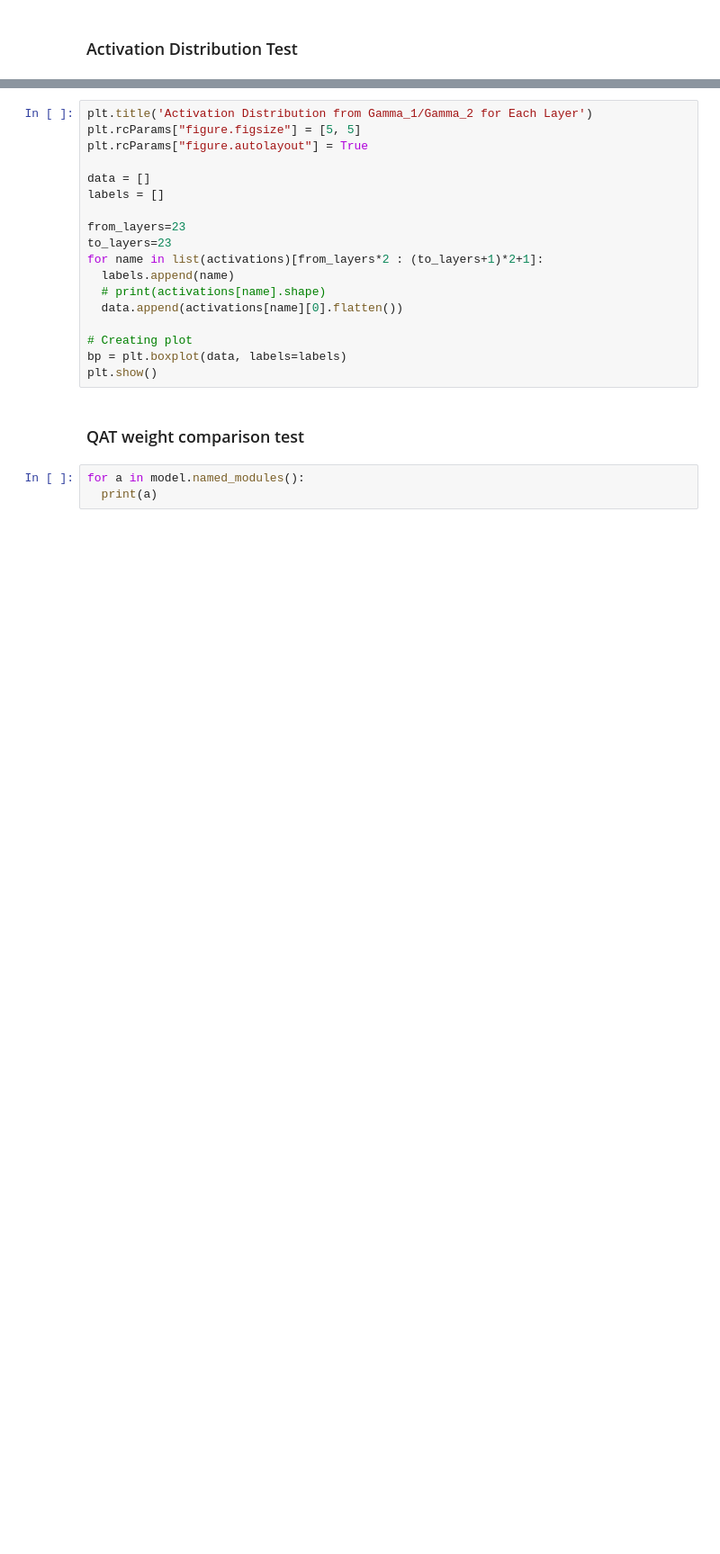
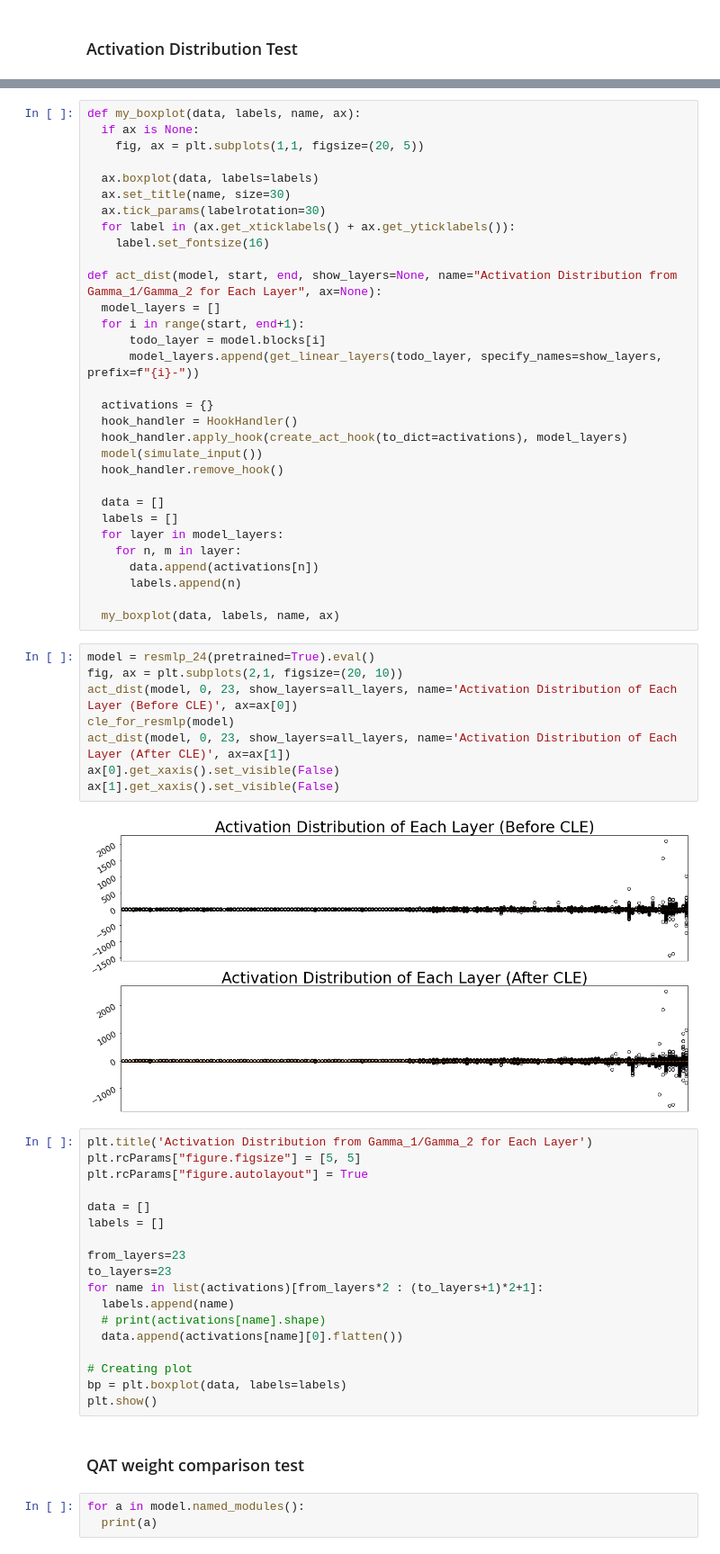
Before and after one commit to scott306lr/ResMLP_QAT, a Jupyter notebook: HAWQ/model.compare.ipynb, the cells around one changed output, grey strips where cells are left out. Shown at 90% size. Drawn from its saved outputs; the diff is of its cells as text; blank space fills up the shorter version.

```diff
--- a/HAWQ/model.compare.ipynb
+++ b/HAWQ/model.compare.ipynb
@@ -349,3 +401,44 @@ output = qmodel(x)
+# %%
+def my_boxplot(data, labels, name, ax):
+  if ax is None:
+    fig, ax = plt.subplots(1,1, figsize=(20, 5))
+
+  ax.boxplot(data, labels=labels)
+  ax.set_title(name, size=30)
+  ax.tick_params(labelrotation=30)
+  for label in (ax.get_xticklabels() + ax.get_yticklabels()):
+    label.set_fontsize(16)
+
+def act_dist(model, start, end, show_layers=None, name="Activation Distribution from Gamma_1/Gamma_2 for Each Layer", ax=None):
+  model_layers = []
+  for i in range(start, end+1):
+      todo_layer = model.blocks[i]
+      model_layers.append(get_linear_layers(todo_layer, specify_names=show_layers, prefix=f"{i}-"))
+
+  activations = {}
+  hook_handler = HookHandler()
+  hook_handler.apply_hook(create_act_hook(to_dict=activations), model_layers)
+  model(simulate_input())
+  hook_handler.remove_hook()
+
+  data = []
+  labels = []
+  for layer in model_layers:
+    for n, m in layer:
+      data.append(activations[n])
+      labels.append(n)
+
+  my_boxplot(data, labels, name, ax)
+# %%
+model = resmlp_24(pretrained=True).eval()
+fig, ax = plt.subplots(2,1, figsize=(20, 10))
+act_dist(model, 0, 23, show_layers=all_layers, name='Activation Distribution of Each Layer (Before CLE)', ax=ax[0])
+cle_for_resmlp(model)
+act_dist(model, 0, 23, show_layers=all_layers, name='Activation Distribution of Each Layer (After CLE)', ax=ax[1])
+ax[0].get_xaxis().set_visible(False)
+ax[1].get_xaxis().set_visible(False)
+# %% [output]
+[figure, added]
 # %%
 plt.title('Activation Distribution from Gamma_1/Gamma_2 for Each Layer')
 plt.rcParams["figure.figsize"] = [5, 5]
```
Also changed, not shown: parts of 20 cells of this notebook, 12 other files.
